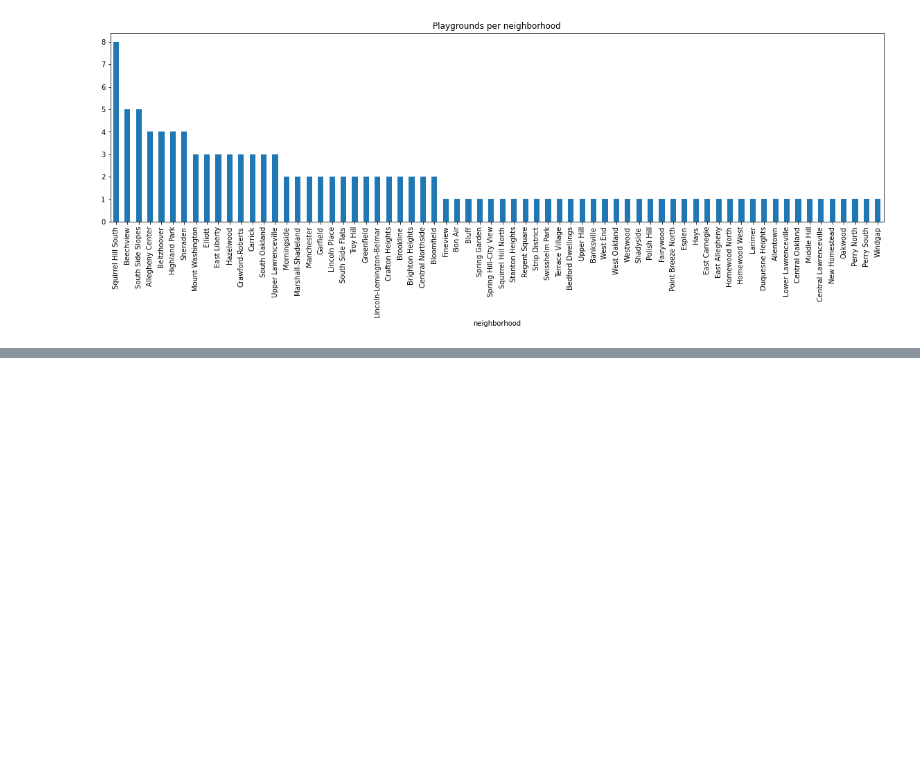
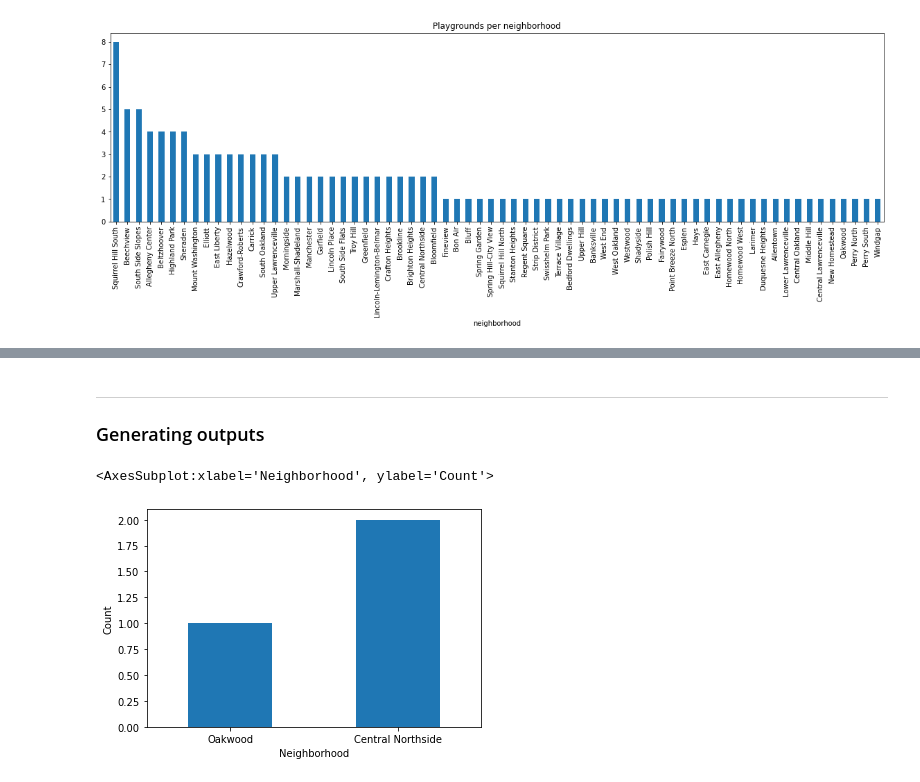
Before and after one commit to strobosco/bigideasfinal, a Jupyter notebook: playgrounds.ipynb, the cells around one changed output, grey strips where cells are left out. Drawn from its saved outputs; the diff is of its cells as text; code cells hidden in the pictures; blank space fills up the shorter version.

Commit message:
plot data

```diff
--- a/playgrounds.ipynb
+++ b/playgrounds.ipynb
@@ -14,7 +14,7 @@ Updated: April 17, 2022
 import pandas as pd
 import matplotlib.pyplot as plt
 
-data = pd.read_csv('playgrounds.csv')
+data = pd.read_csv('Datasets/playgrounds.csv')
 # %%
 data.head()
 # %% [output]
@@ -79,3 +91,11 @@ Text(0.5, 1.0, 'Playgrounds per neighborhood')
 [figure]
 # %% [markdown]
 <iframe src="https://data.wprdc.org/dataset/playgrounds/resource/12d59d62-e86d-4f37-af19-463050496ed6#embed-e928a8c7-62e7-4db2-89a5-4acf3a5c3843" title="GeoJSON Visualization" width="1000px" height="1000px"></iframe>
+# %% [markdown]
+---
+### Generating outputs
+# %%
+sorted_playgrounds.loc[['Oakwood', 'Central Northside']].plot.bar(xlabel='Neighborhood', ylabel='Count', figsize=(10,4), rot=0)
+# %% [output]
+<AxesSubplot:xlabel='Neighborhood', ylabel='Count'>
+[figure, added]
```
Also changed, not shown: parts of 1 cell of this notebook, 1 other file.
